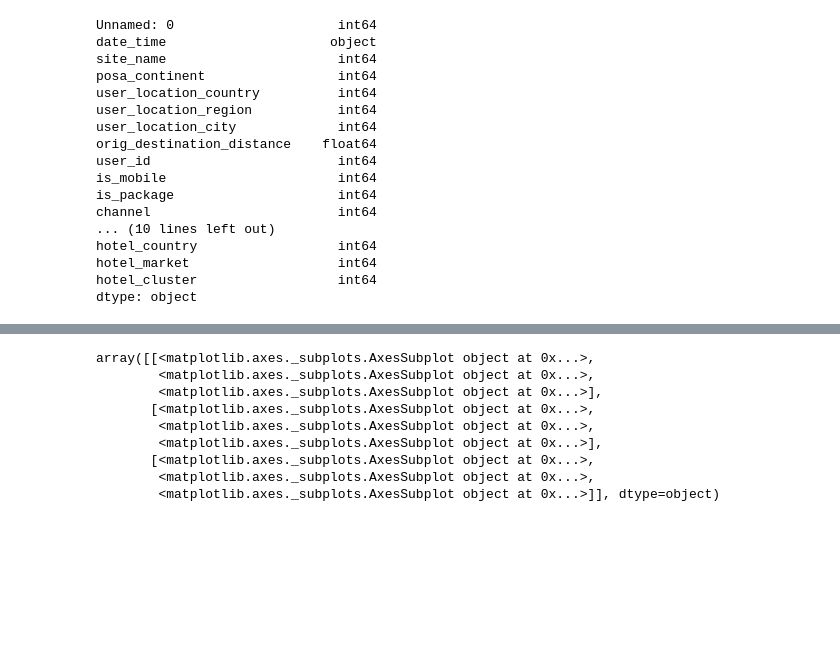
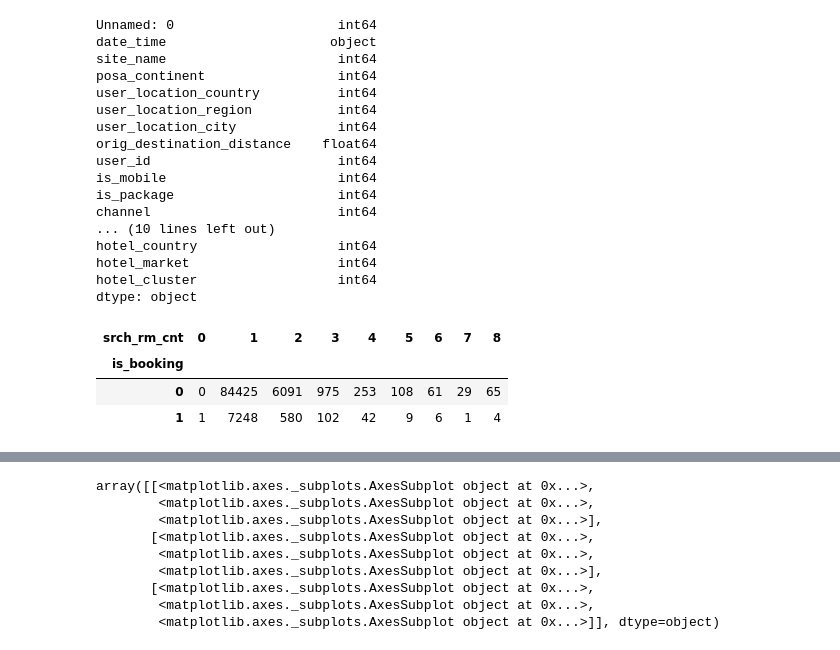
Before and after one commit to minggli1987/machine-learning, a Jupyter notebook: segmentation/cs.ipynb, the cells around one changed output, grey strips where cells are left out. Drawn from its saved outputs; the diff is of its cells as text; code cells hidden in the pictures; blank space fills up the shorter version.

```diff
--- a/segmentation/cs.ipynb
+++ b/segmentation/cs.ipynb
@@ -93,3 +93,10 @@ def unique_counts(sample):
    for i in sample.columns:
        count = sample[i].nunique()
        print(i, ": ", count)
+# %%
+pd.crosstab(sample['is_booking'], sample['srch_rm_cnt'])
+# %% [output]
+| srch_rm_cnt | 0 | 1 | 2 | 3 | 4 | 5 | 6 | 7 | 8 |
+| is_booking |  |  |  |  |  |  |  |  |  |
+| 0 | 0 | 84425 | 6091 | 975 | 253 | 108 | 61 | 29 | 65 |
+| 1 | 1 | 7248 | 580 | 102 | 42 | 9 | 6 | 1 | 4 |
```
Also changed, not shown: parts of 6 cells of this notebook.
